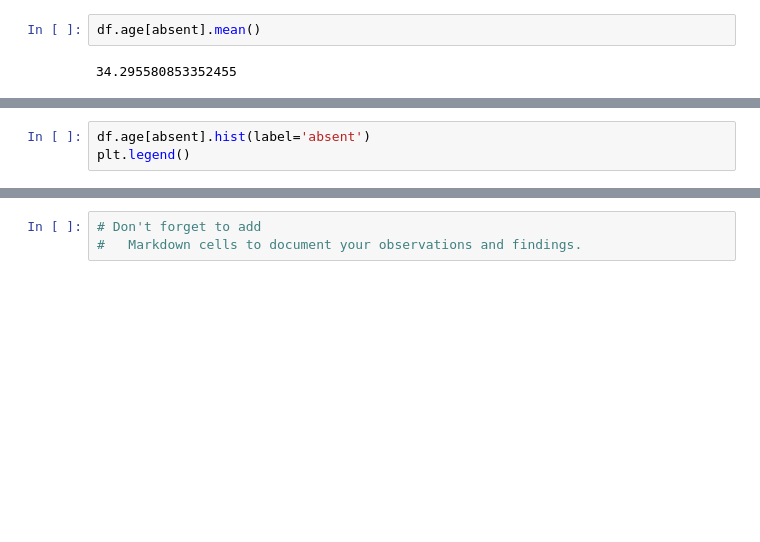
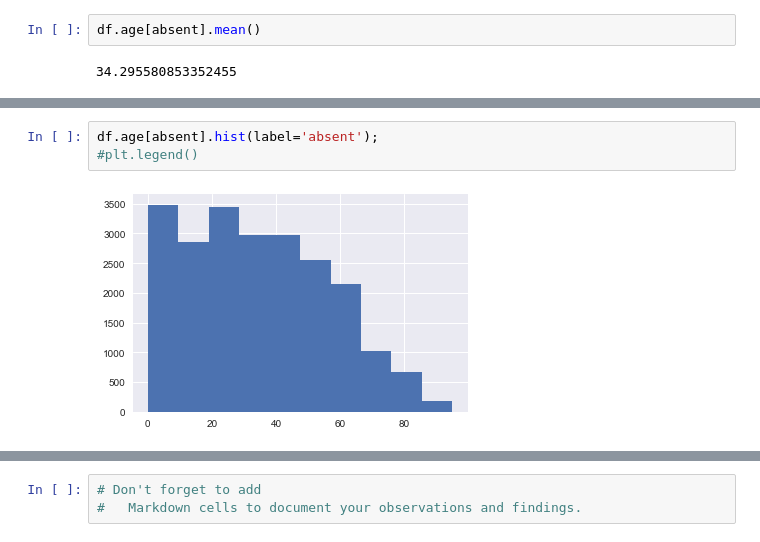
Before and after one commit to IreneFlorez/medical-data-analysis, a Jupyter notebook: Missed_Appointments.ipynb, the cells around one changed output, grey strips where cells are left out. Saved outputs shown, nothing was run; the diff lists cells and outputs as text; blank space fills up the shorter version.

```diff
--- a/Missed_Appointments.ipynb
+++ b/Missed_Appointments.ipynb
@@ -426,4 +437,6 @@ df.age[absent].hist(label='absent')
 # %%
-df.age[absent].hist(label='absent')
-plt.legend()
+df.age[absent].hist(label='absent');
+#plt.legend()
+# %% [output]
+[figure, added]
 # %%
```
Also changed, not shown: parts of 8 cells of this notebook.
